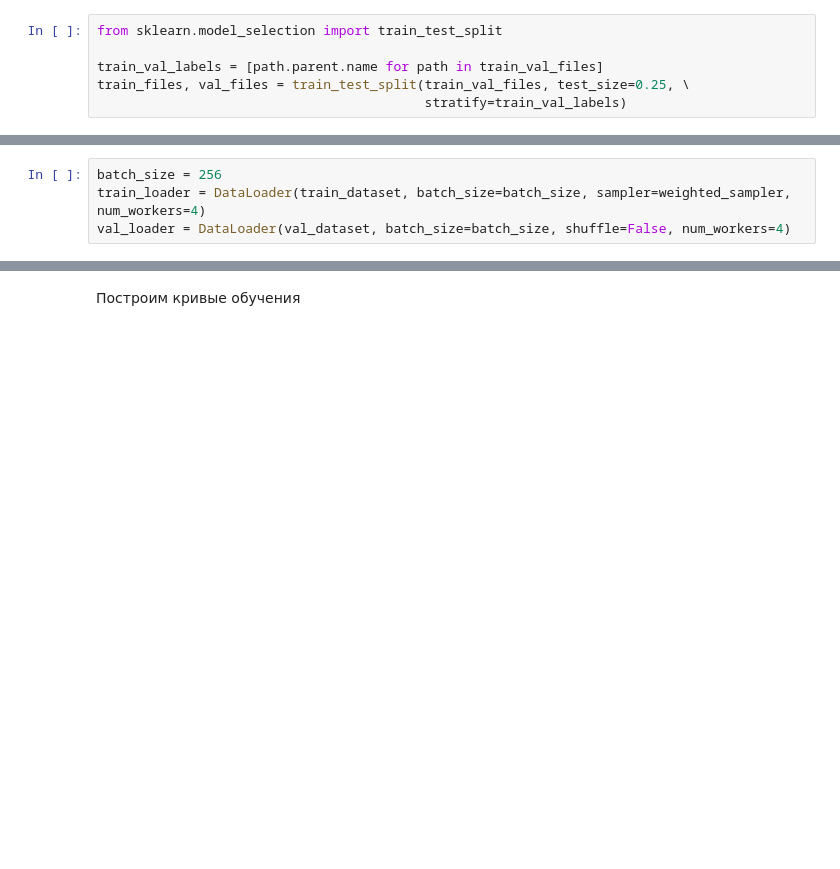
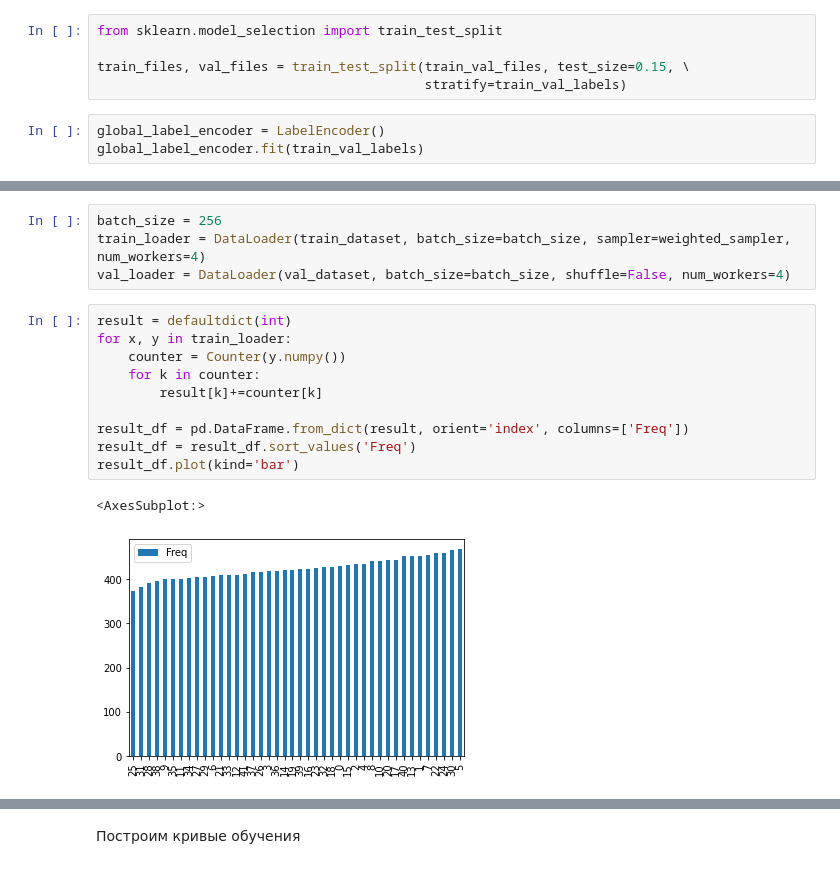
Before and after one commit to Chertushkin/mipt-dl, a Jupyter notebook: week2/Copy_of_simpsons_baseline.ipynb, the cells around one changed output, grey strips where cells are left out. Cells and saved outputs as stored; diff of their text form; blank space fills up the shorter version.

```diff
--- a/week2/Copy_of_simpsons_baseline.ipynb
+++ b/week2/Copy_of_simpsons_baseline.ipynb
@@ -173,6 +123,8 @@ len(train_val_files), len(test_files)
 # %%
 from sklearn.model_selection import train_test_split
 
-train_val_labels = [path.parent.name for path in train_val_files]
-train_files, val_files = train_test_split(train_val_files, test_size=0.25, \
+train_files, val_files = train_test_split(train_val_files, test_size=0.15, \
                                           stratify=train_val_labels)
+# %%
+global_label_encoder = LabelEncoder()
+global_label_encoder.fit(train_val_labels)
@@ -375,4 +330,17 @@ weighted_sampler = WeightedRandomSampler(train_file_weights, len(train_dataset),
 batch_size = 256
 train_loader = DataLoader(train_dataset, batch_size=batch_size, sampler=weighted_sampler, num_workers=4)
 val_loader = DataLoader(val_dataset, batch_size=batch_size, shuffle=False, num_workers=4)
+# %%
+result = defaultdict(int)
+for x, y in train_loader:
+    counter = Counter(y.numpy())
+    for k in counter:
+        result[k]+=counter[k]
+
+result_df = pd.DataFrame.from_dict(result, orient='index', columns=['Freq'])
+result_df = result_df.sort_values('Freq')
+result_df.plot(kind='bar')
+# %% [output]
+<AxesSubplot:>
+[figure, added]
 # %%
```
Also changed, not shown: parts of 30 cells of this notebook.
